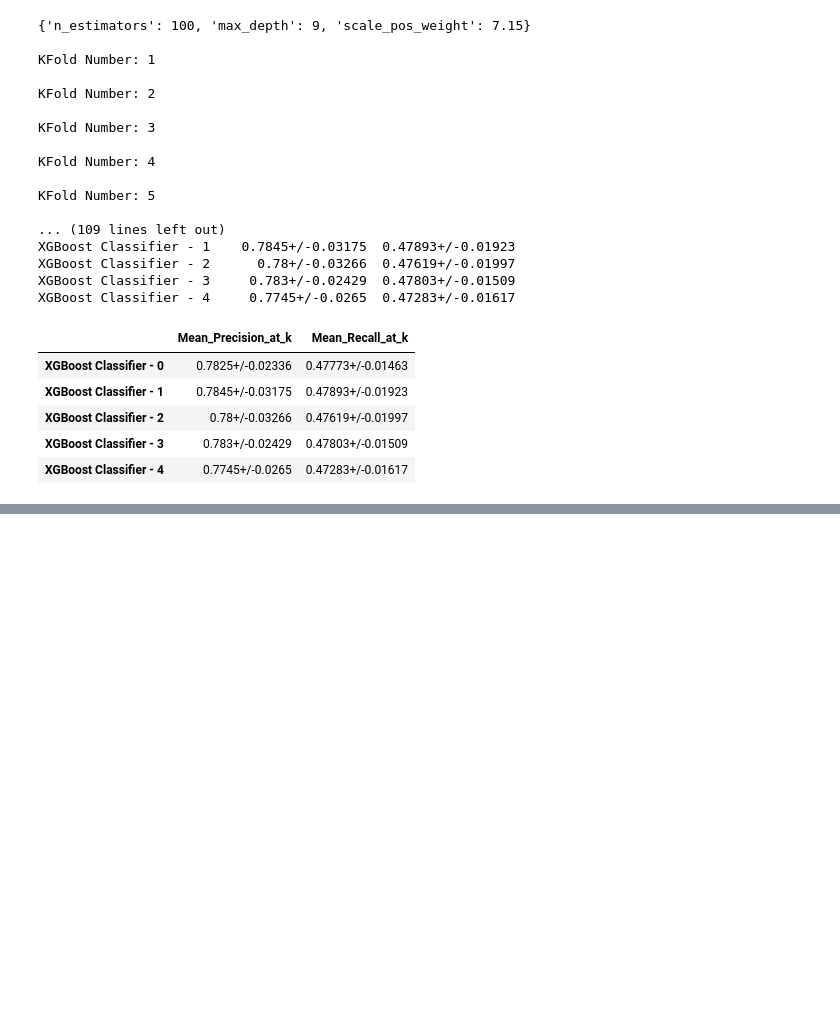
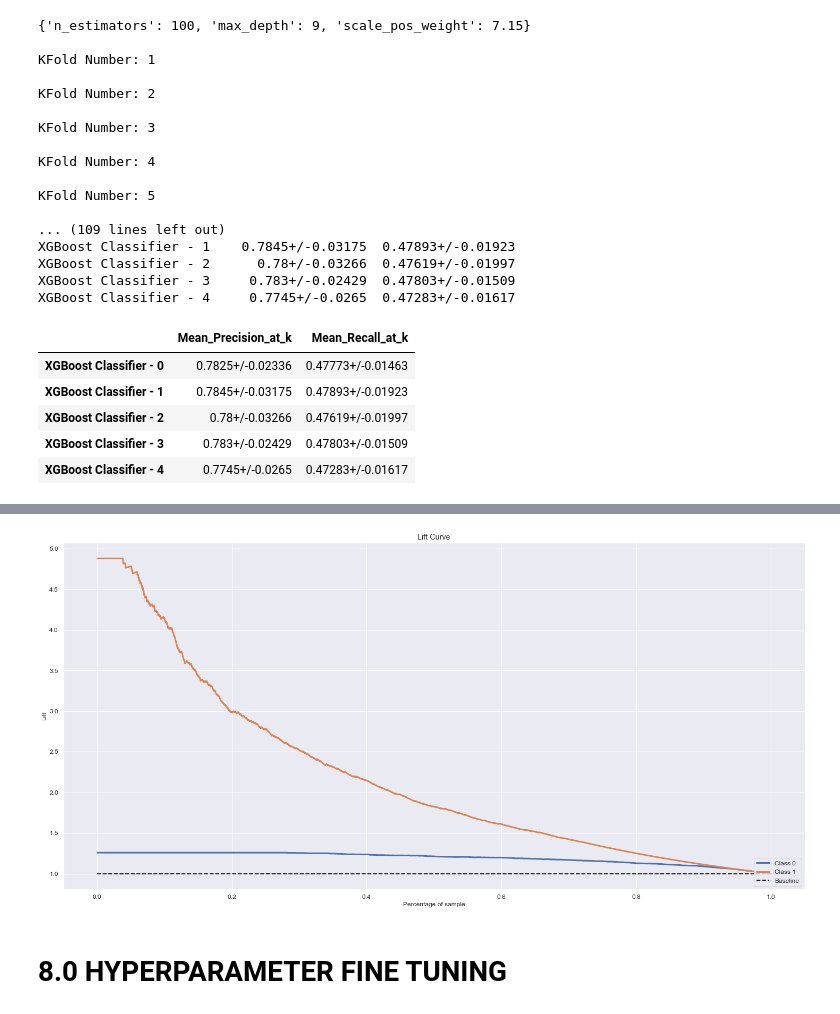
Before and after one commit to carlosandradeds/client-churn, a Jupyter notebook: notebooks/c1.0-cmqa-client-churn.ipynb, the cells around one changed output, grey strips where cells are left out. Saved outputs shown, nothing was run; the diff lists cells and outputs as text; code cells hidden in the pictures; blank space fills up the shorter version.

```diff
--- a/notebooks/c1.0-cmqa-client-churn.ipynb
+++ b/notebooks/c1.0-cmqa-client-churn.ipynb
@@ -997,0 +1021,7 @@ skplt.metrics.plot_cumulative_gain( y_val, yhat_lgbm );
+# %%
+ #Scikitplot library is there to help
+skplt.metrics.plot_lift_curve( y_val, yhat_lgbm );
+# %% [output]
+[figure, added]
+# %% [markdown]
+# 8.0 HYPERPARAMETER FINE TUNING
```
Also changed, not shown: parts of 22 cells of this notebook.
